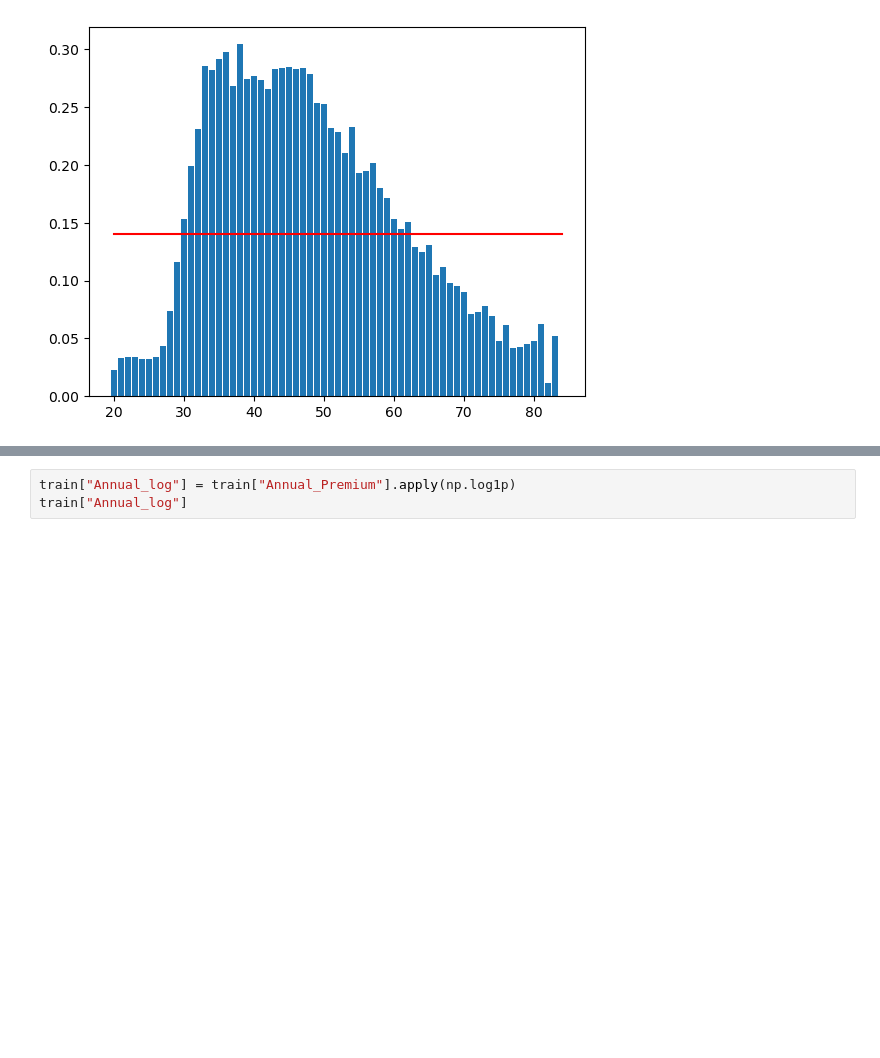
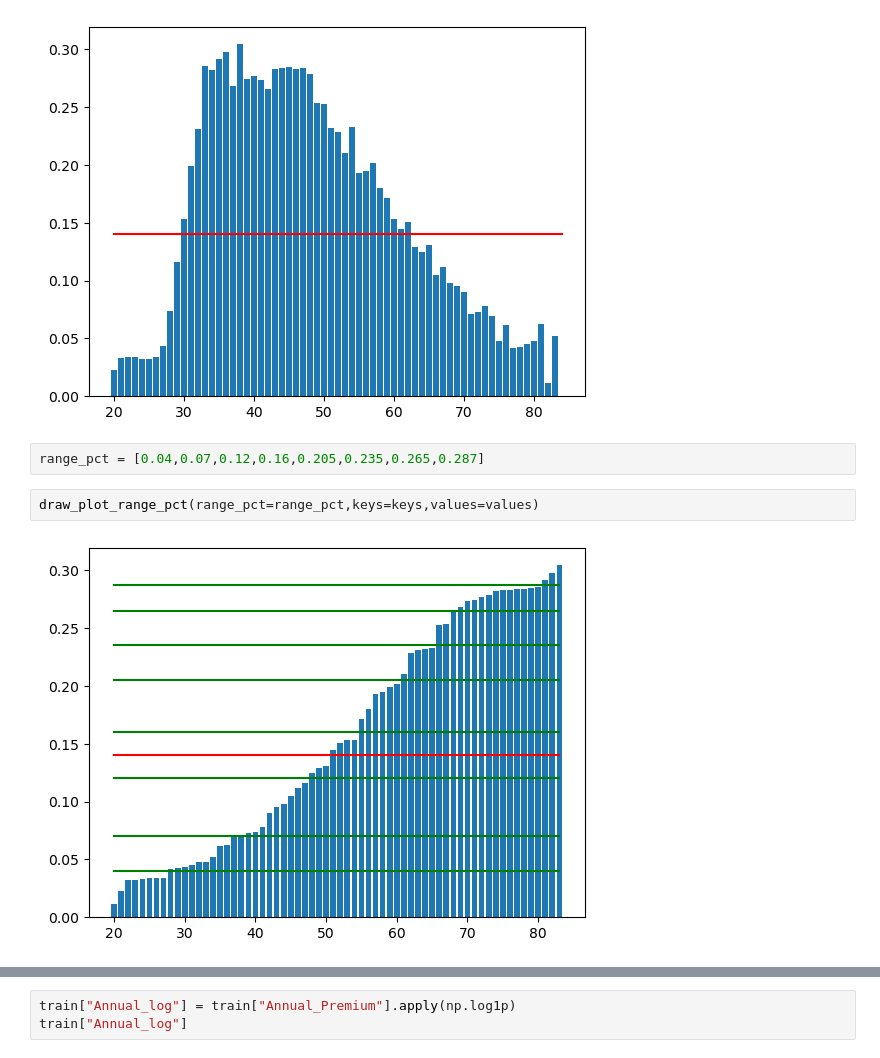
Before and after one commit to BFCmath/InsuranceCrossSelling_Kaggle, a Jupyter notebook: main.ipynb, the cells around one changed output, grey strips where cells are left out. Drawn from its saved outputs; the diff is of its cells as text; blank space fills up the shorter version.

```diff
--- a/main.ipynb
+++ b/main.ipynb
@@ -382,3 +382,9 @@ plt.plot([20,84],[pct_res,pct_res],'r')
 # %% [output]
 [<matplotlib.lines.Line2D at 0x...>]
 [figure]
+# %%
+range_pct = [0.04,0.07,0.12,0.16,0.205,0.235,0.265,0.287]
+# %%
+draw_plot_range_pct(range_pct=range_pct,keys=keys,values=values)
+# %% [output]
+[figure, added]
```
Also changed, not shown: parts of 3 cells of this notebook.
